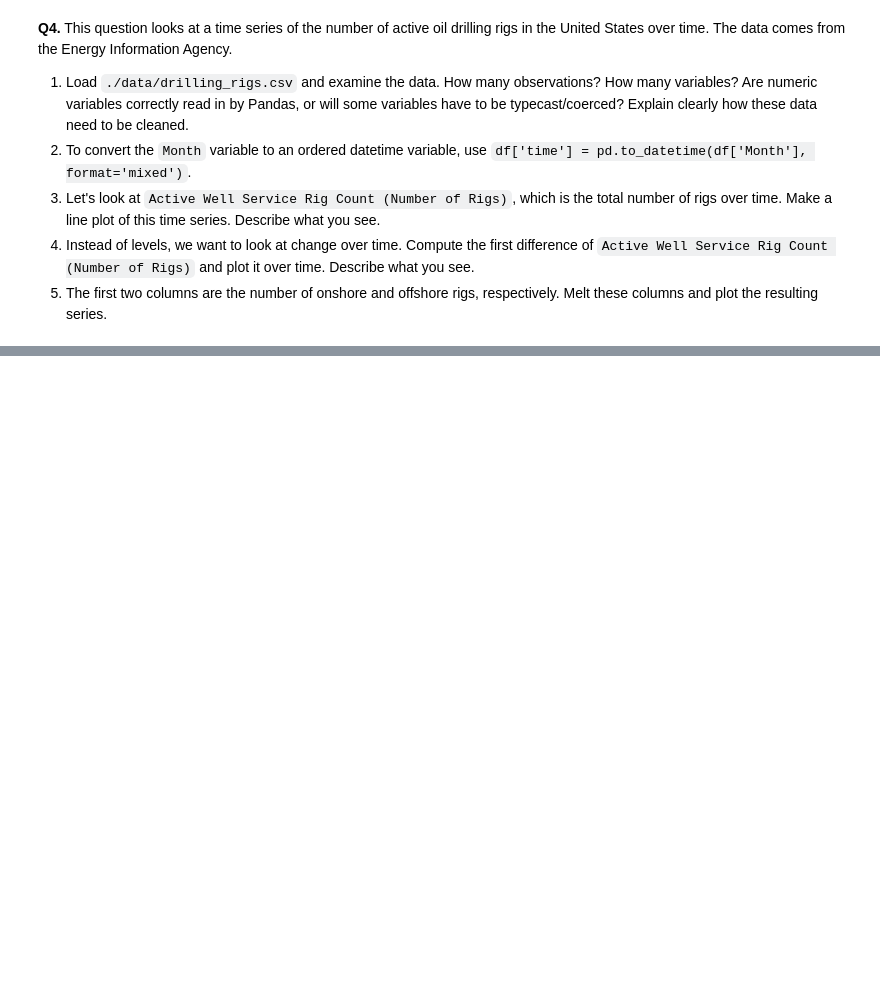
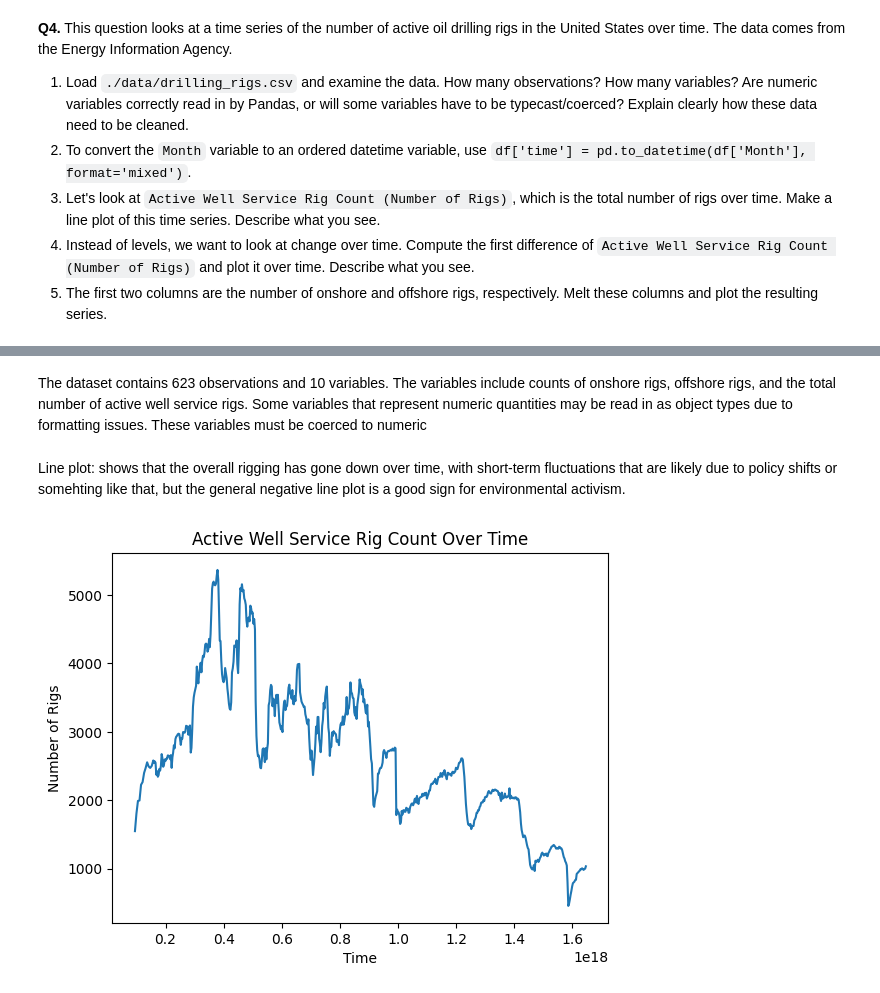
Before and after one commit to ananya-balach/unit3EDA, a Jupyter notebook: assignment/assignment.ipynb, the cells around one changed output, grey strips where cells are left out. Saved outputs shown, nothing was run; the diff lists cells and outputs as text; code cells hidden in the pictures; blank space fills up the shorter version.

```diff
--- a/assignment/assignment.ipynb
+++ b/assignment/assignment.ipynb
@@ -391,0 +398,10 @@ The majority of observations are concentrated at low numbers of beds (1–2) and
+# %%
+import pandas as pd
+import numpy as np
+import matplotlib.pyplot as plt
+import seaborn as sns
+
+df = pd.read_csv('drilling_rigs.csv')
+
+print(df.shape)
+df.head()
@@ -391,0 +431,19 @@ The majority of observations are concentrated at low numbers of beds (1–2) and
+# %% [markdown]
+The dataset contains 623 observations and 10 variables. The variables include counts of onshore rigs, offshore rigs, and the total number of active well service rigs. Some variables that represent numeric quantities may be read in as object types due to formatting issues. These variables must be coerced to numeric
+# %%
+for col in df.columns:
+    if col != 'Month':
+        df[col] = pd.to_numeric(df[col], errors='coerce')
+# %%
+df['time'] = pd.to_datetime(df['Month'], format='mixed')
+# %% [markdown]
+Line plot: shows that the overall rigging has gone down over time, with short-term fluctuations that are likely due to policy shifts or somehting like that, but the general negative line plot is a good sign for environmental activism.
+# %%
+plt.figure()
+plt.plot(df['time'], df['Active Well Service Rig Count (Number of Rigs)'])
+plt.xlabel('Time')
+plt.ylabel('Number of Rigs')
+plt.title('Active Well Service Rig Count Over Time')
+plt.show()
+# %% [output]
+[figure, added]
```
Also changed, not shown: parts of 6 cells of this notebook.
